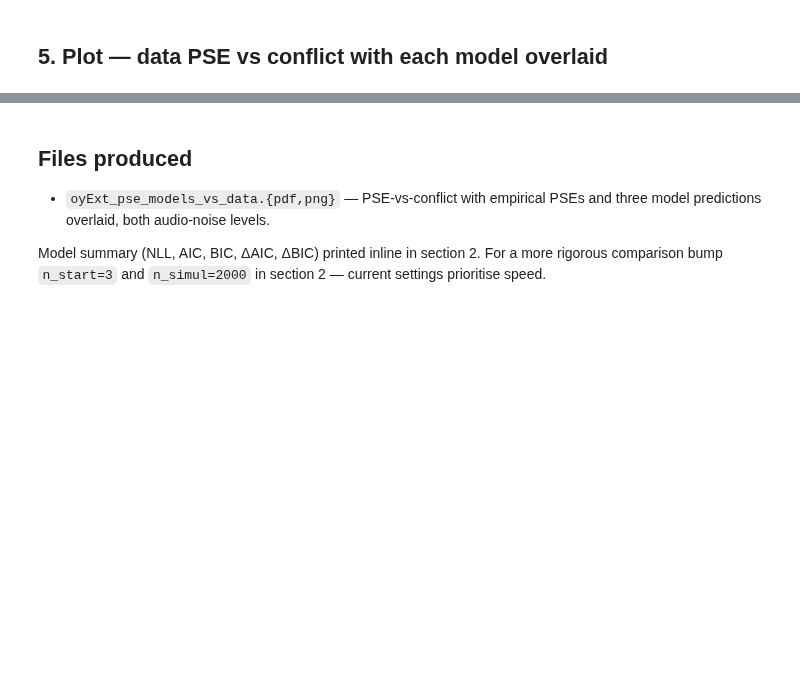
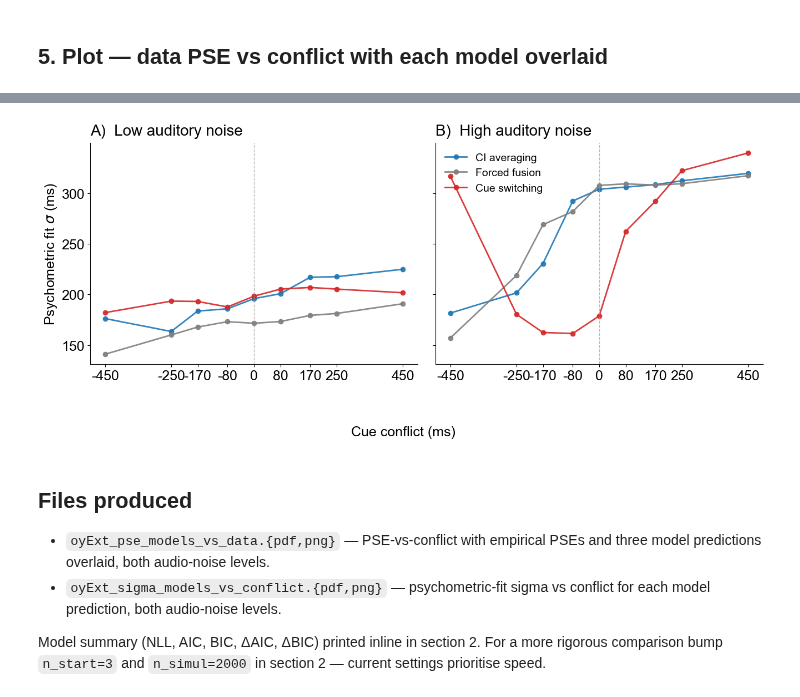
Before and after one commit to omeryildiran/av-dur-estimation, a Jupyter notebook: fitModels_oyExt.ipynb, the cells around one changed output, grey strips where cells are left out. Saved outputs shown, nothing was run; the diff lists cells and outputs as text; code cells hidden in the pictures; blank space fills up the shorter version.

Commit message:
sigma per model

```diff
--- a/fitModels_oyExt.ipynb
+++ b/fitModels_oyExt.ipynb
@@ -462,6 +523,42 @@ plt.show()
+# %%
+fig, axes = plt.subplots(1, 2, figsize=(13.5, 6), sharey=True)
+panel_prefix = ['A)', 'B)']
+
+for idx, n in enumerate(noise_levels):
+    ax = axes[idx]
+
+    for m in MODELS:
+        pred = pred_by_model_noise[m][n].sort_values('conflict')
+        ax.plot(pred['conflict'] * 1000, pred['sigma'] * 1000,
+                '-o', color=COLORS[m], lw=2, ms=6, alpha=0.9,
+                label=DISPLAY[m])
+
+    cf_ms = sorted(set(int(round(c * 1000))
+                       for m in MODELS
+                       for c in pred_by_model_noise[m][n]['conflict']))
+    ax.axvline(0, color='#999999', linestyle='--', linewidth=1.0, alpha=0.7)
+    ax.set_title(f'{panel_prefix[idx]}  {noise_labels[n]}',
+                 fontsize=FONT_SIZE_TITLE, loc='left', pad=10)
+    ax.spines['top'].set_visible(False)
+    ax.spines['right'].set_visible(False)
+    ax.set_xticks(cf_ms)
+    ax.set_xticklabels([str(t) for t in cf_ms], fontsize=FONT_SIZE_LABEL - 4)
+    ax.tick_params(labelsize=FONT_SIZE_LABEL)
+    if idx == 1:
+        ax.legend(fontsize=FONT_SIZE_LEGEND - 2, frameon=False, loc='upper left')
+
+axes[0].set_ylabel('Psychometric fit $\\sigma$ (ms)', fontsize=FONT_SIZE_LABEL)
+fig.supxlabel('Cue conflict (ms)', fontsize=FONT_SIZE_LABEL, x=0.5)
+plt.tight_layout(rect=(0, 0.05, 1.0, 1))
+fig.savefig('oyExt_sigma_models_vs_conflict.pdf', dpi=600, bbox_inches='tight')
+fig.savefig('oyExt_sigma_models_vs_conflict.png', dpi=300, bbox_inches='tight')
+plt.show()
+# %% [output]
+[figure, added]
 # %% [markdown]
 ## Files produced
 
 - `oyExt_pse_models_vs_data.{pdf,png}` — PSE-vs-conflict with empirical PSEs and three model predictions overlaid, both audio-noise levels.
+- `oyExt_sigma_models_vs_conflict.{pdf,png}` — psychometric-fit sigma vs conflict for each model prediction, both audio-noise levels.
 
 Model summary (NLL, AIC, BIC, ΔAIC, ΔBIC) printed inline in section 2. For a more rigorous comparison bump `n_start=3` and `n_simul=2000` in section 2 — current settings prioritise speed.
```
Also changed, not shown: parts of 6 cells of this notebook, 2 other files.
